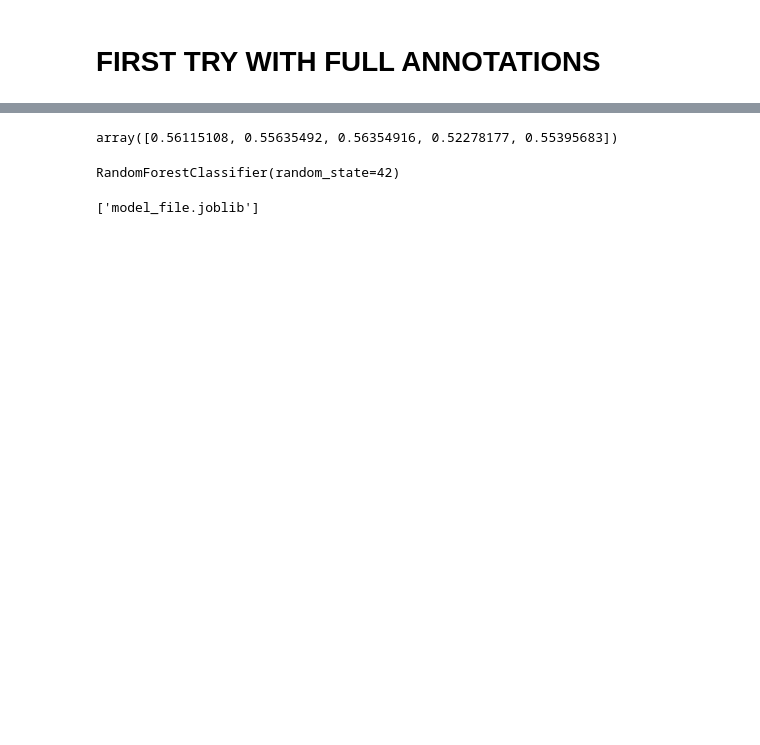
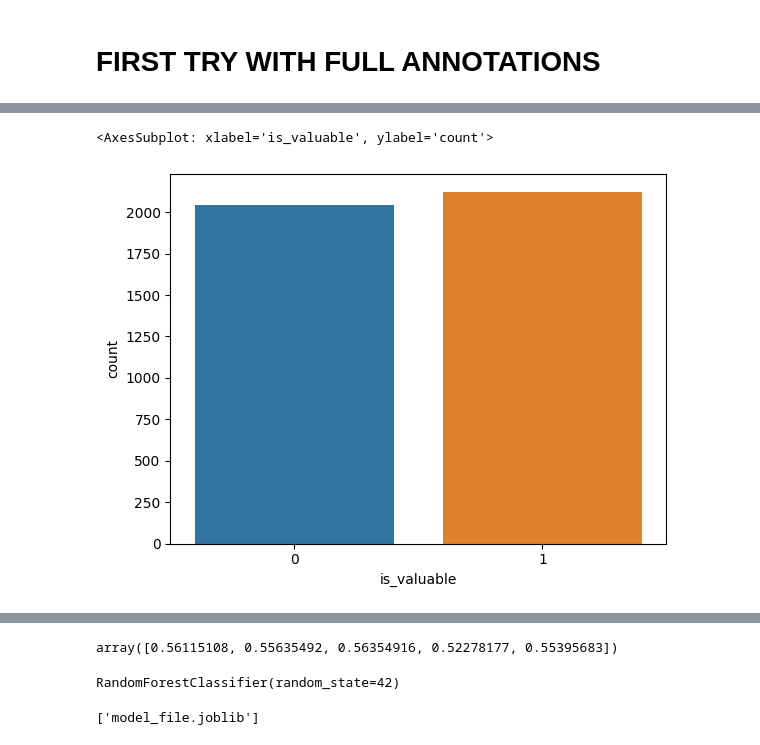
Before and after one commit to Riclaw/CMAP-Generator, a Jupyter notebook: classifier.ipynb, the cells around one changed output, grey strips where cells are left out. Saved outputs shown, nothing was run; the diff lists cells and outputs as text; code cells hidden in the pictures; blank space fills up the shorter version.

Commit message:
added comments and visualizations

```diff
--- a/classifier.ipynb
+++ b/classifier.ipynb
@@ -47,3 +47,8 @@ sns.histplot(final["is_valuable"])
+# %%
+sns.countplot(x="is_valuable",data=final)
+# %% [output]
+<AxesSubplot: xlabel='is_valuable', ylabel='count'>
+[figure, added]
 # %%
 final["len_arg1"]=final["arg1"].apply(lambda x: len(word_tokenize(x)))
 final["len_rel"]=final["rel"].apply(lambda x: len(word_tokenize(x)))
```
Also changed, not shown: parts of 34 cells of this notebook.
